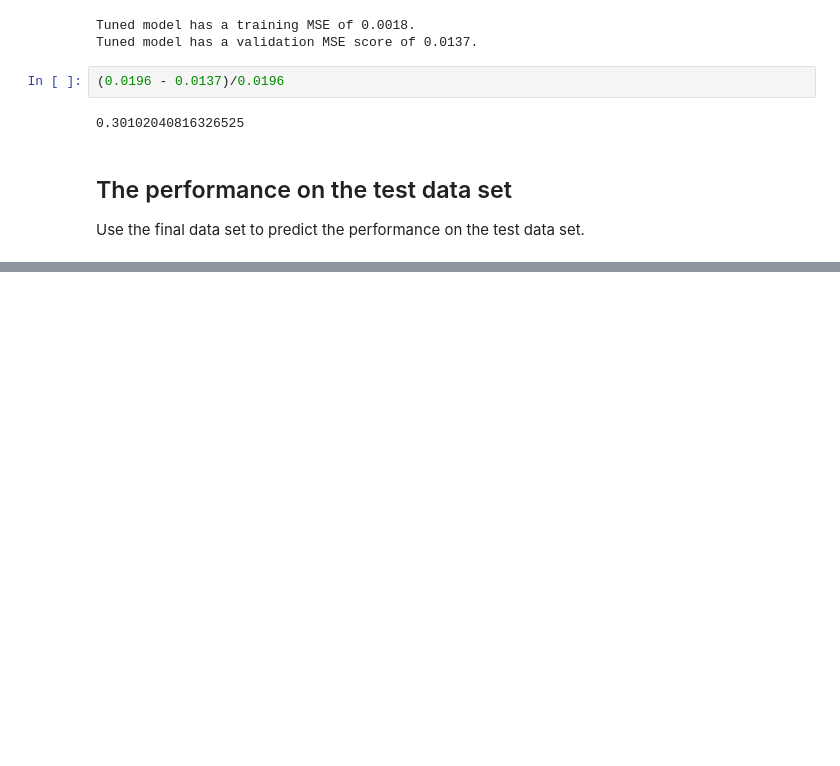
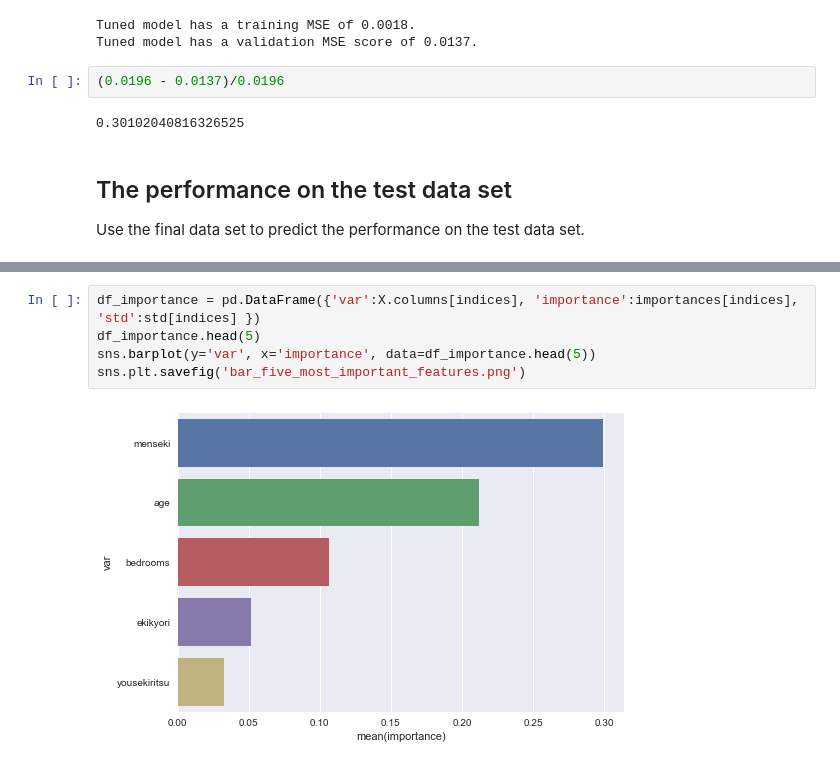
Before and after one commit to stubz/machine-learning, a Jupyter notebook: projects/capstone/tokyo_housing_data_analysis.ipynb, the cells around one changed output, grey strips where cells are left out. Cells and saved outputs as stored; diff of their text form; blank space fills up the shorter version.

```diff
--- a/projects/capstone/tokyo_housing_data_analysis.ipynb
+++ b/projects/capstone/tokyo_housing_data_analysis.ipynb
@@ -962,0 +1009,7 @@ Tuned model has a testing MSE score of 0.0155.
+# %%
+df_importance = pd.DataFrame({'var':X.columns[indices], 'importance':importances[indices], 'std':std[indices] })
+df_importance.head(5)
+sns.barplot(y='var', x='importance', data=df_importance.head(5))
+sns.plt.savefig('bar_five_most_important_features.png')
+# %% [output]
+[figure, added]
```
Also changed, not shown: parts of 22 cells of this notebook, 2 other files.
